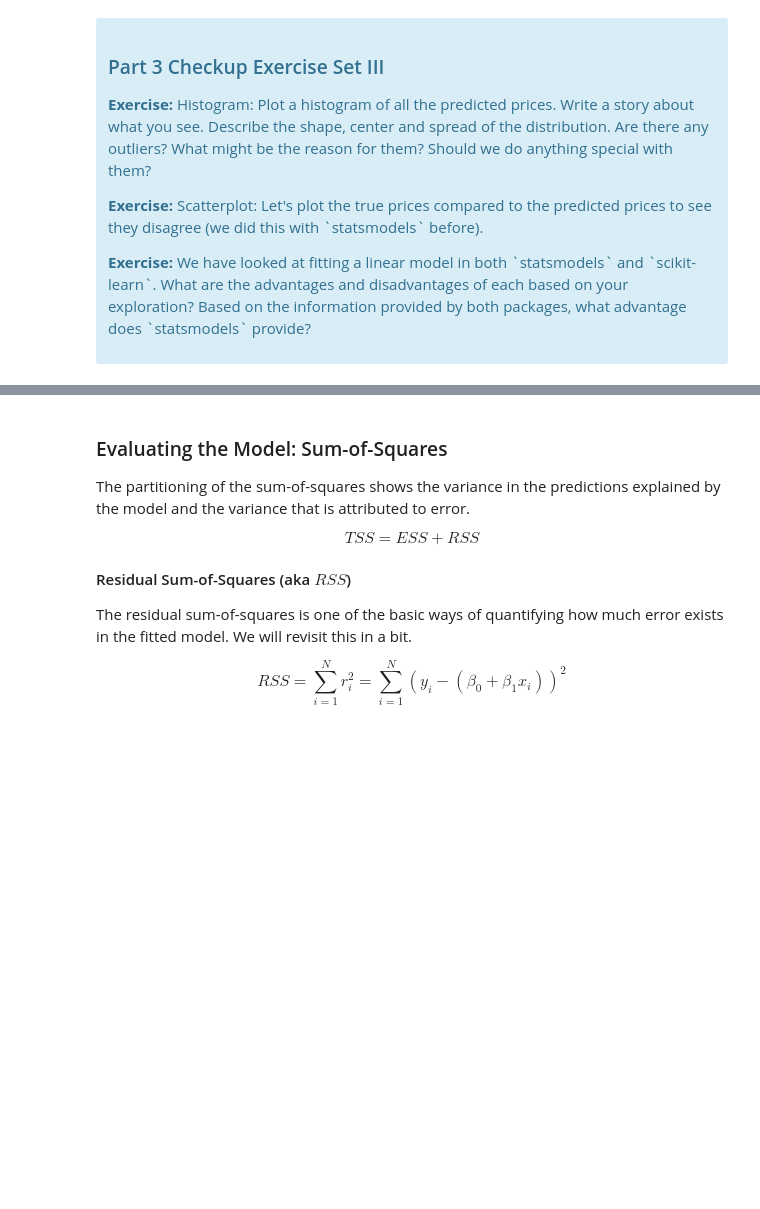
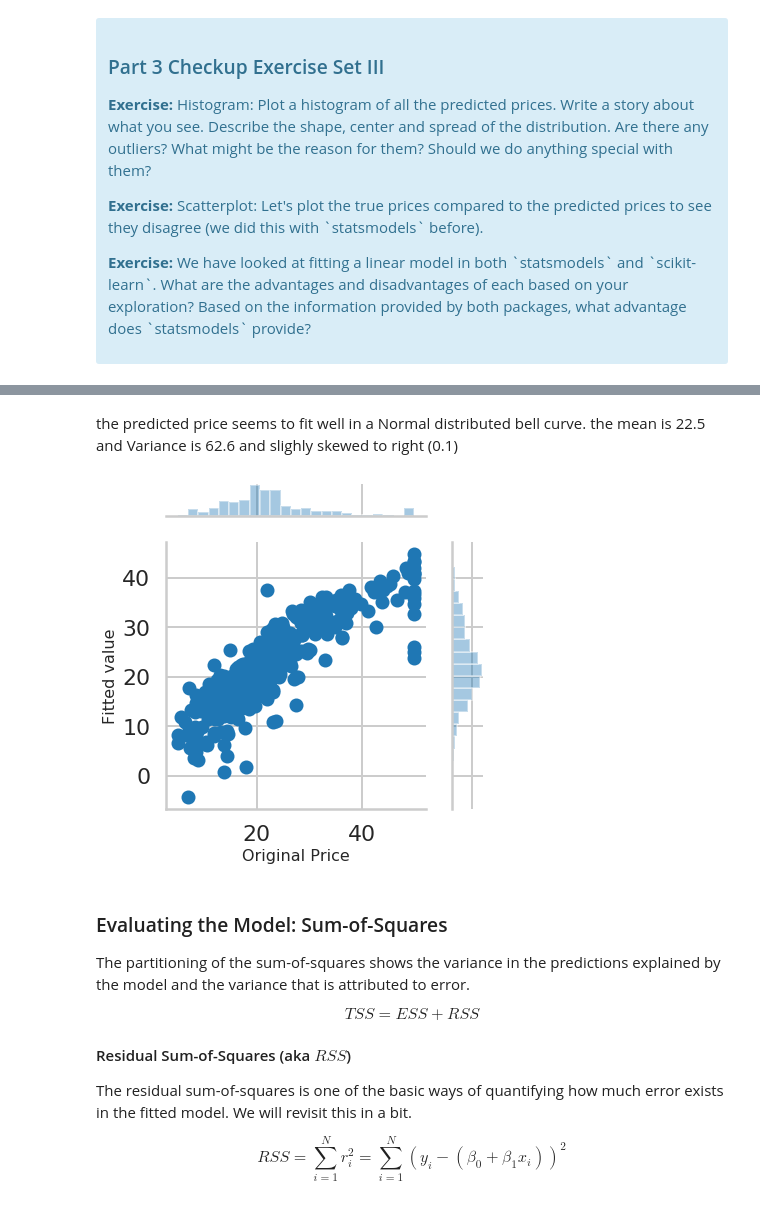
Before and after one commit to shabnami/Data-Science, a Jupyter notebook: linear_regression_project/Mini_Project_Linear_Regression.ipynb, the cells around one changed output, grey strips where cells are left out. Cells and saved outputs as stored; diff of their text form; code cells hidden in the pictures; blank space fills up the shorter version.

```diff
--- a/linear_regression_project/Mini_Project_Linear_Regression.ipynb
+++ b/linear_regression_project/Mini_Project_Linear_Regression.ipynb
@@ -549,3 +617,18 @@ lm.predict(X)[0:5]
+# %%
+df_new = pd.DataFrame()
+df_new['Yhat'] = Yhat
+df_new['Price'] = bos['PRICE']
+# %% [markdown]
+the predicted price seems to fit well in a Normal distributed bell curve. the mean is 22.5 and Variance is 62.6 and slighly skewed to right (0.1)
+# %%
+h=sns.jointplot( y = 'Yhat',x ='Price', data= df_new)
+h.set_axis_labels('Original Price', 'Fitted value', fontsize=16)
+h.ax_marg_y.grid('on')
+plt.tight_layout()
+
+plt.show()
+# %% [output]
+[figure, added]
 # %% [markdown]
 ### Evaluating the Model: Sum-of-Squares
 
```
Also changed, not shown: parts of 35 cells of this notebook, 1 other file.
